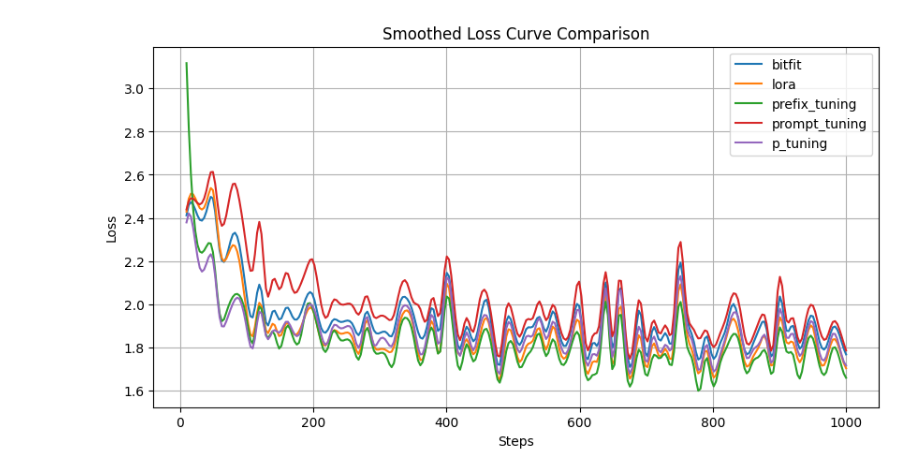
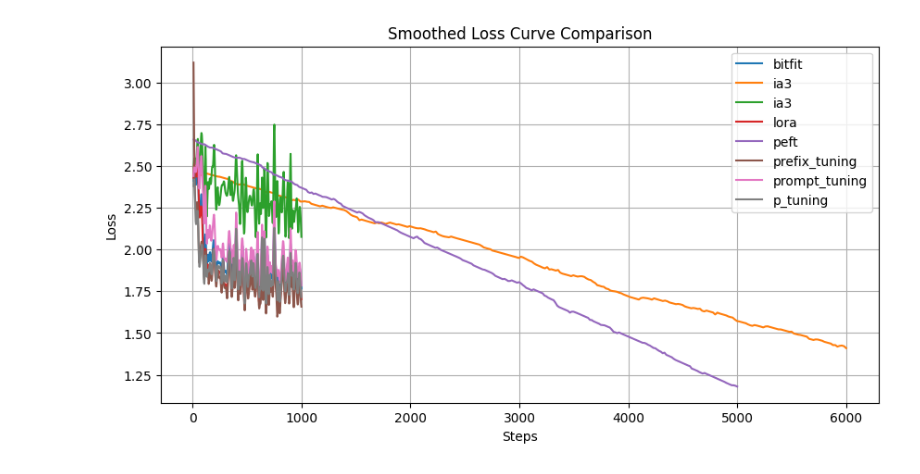
Before and after one commit to yanmy-netizen/PEFT, a Jupyter notebook: loss_curve.ipynb, the cells around one changed output. Saved outputs shown, nothing was run; the diff lists cells and outputs as text; code cells hidden in the pictures.

```diff
--- a/loss_curve.ipynb
+++ b/loss_curve.ipynb
@@ -14,32 +14,32 @@ def read_losses(file_path):
     for line in data:
         step, loss = line.split(':')
         steps.append(int(step.strip()))
         losses.append(float(loss.strip()))
     return steps, losses
 
 def smooth_curve(x, y, num_points=300):
     spline = interp1d(x, y, kind='cubic')
     x_smooth = np.linspace(min(x), max(x), num_points)
     y_smooth = spline(x_smooth)
     return x_smooth, y_smooth
 
 def plot_losses(root_folder):
-    file_paths = glob.glob(os.path.join(root_folder, '**/losses.txt'), recursive=True)
+    file_paths = glob.glob(os.path.join(root_folder, '**/**loss**.txt'), recursive=True)
 
     plt.figure(figsize=(10, 5))
     for path in file_paths:
         steps, losses = read_losses(path)
         steps_smooth, losses_smooth = smooth_curve(steps, losses)
         plt.plot(steps_smooth, losses_smooth, label=os.path.basename(os.path.dirname(path)))
 
     plt.xlabel('Steps')
     plt.ylabel('Loss')
     plt.title('Smoothed Loss Curve Comparison')
     plt.legend()
     plt.grid(True)
     plt.show()
 
 root_folder = './'
 plot_losses(root_folder)
 # %% [output]
-[figure, old version]
+[figure, new version]
```
Also changed, not shown: 3 other files.
